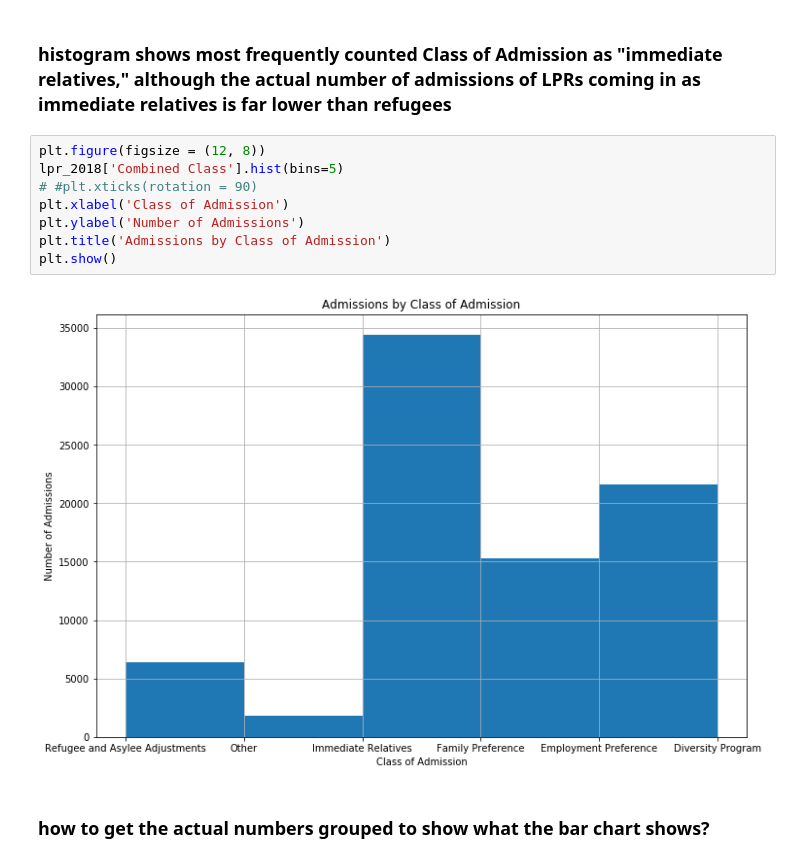
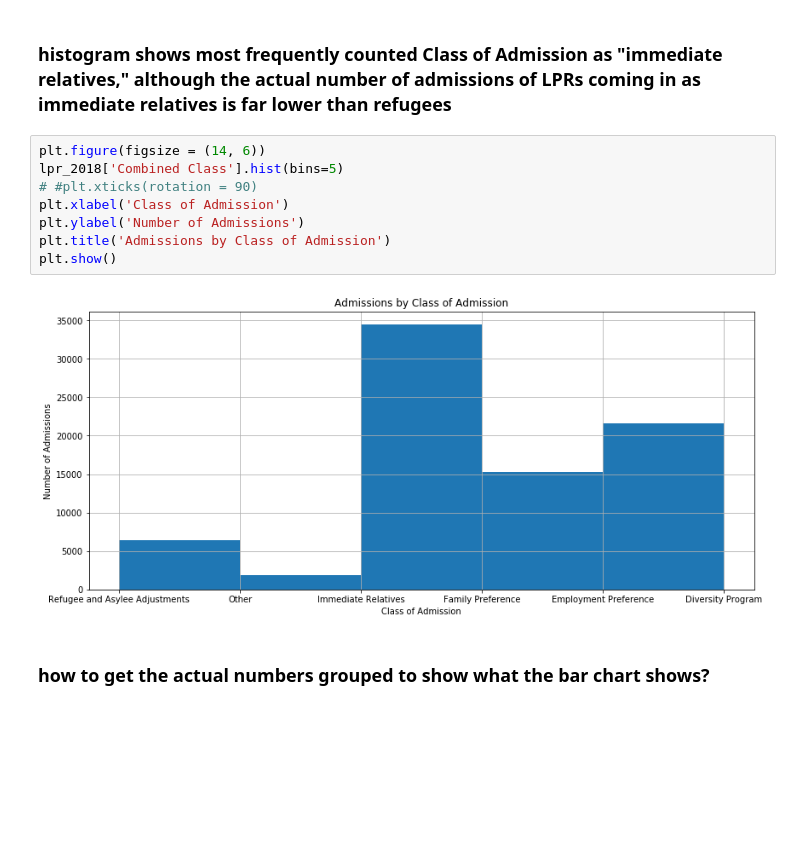
Before and after one commit to knitterpam/LPR_Location_Analysis, a Jupyter notebook: notebooks/capstone_EDA.ipynb, the cells around one changed output. Drawn from its saved outputs; the diff is of its cells as text; blank space fills up the shorter version.

```diff
--- a/notebooks/capstone_EDA.ipynb
+++ b/notebooks/capstone_EDA.ipynb
@@ -457,15 +446,15 @@ plt.show()
 # %% [markdown]
 ### histogram shows most frequently counted Class of Admission as "immediate relatives," although the actual number of admissions of LPRs coming in as immediate relatives is far lower than refugees
 # %%
-plt.figure(figsize = (12, 8))
+plt.figure(figsize = (14, 6))
 lpr_2018['Combined Class'].hist(bins=5)
 # #plt.xticks(rotation = 90)
 plt.xlabel('Class of Admission')
 plt.ylabel('Number of Admissions')
 plt.title('Admissions by Class of Admission')
 plt.show()
 # %% [output]
-[figure, old version]
+[figure, new version]
 # %% [markdown]
 ### how to get the actual numbers grouped to show what the bar chart shows?
 # %%
```
Also changed, not shown: parts of 22 cells of this notebook.
